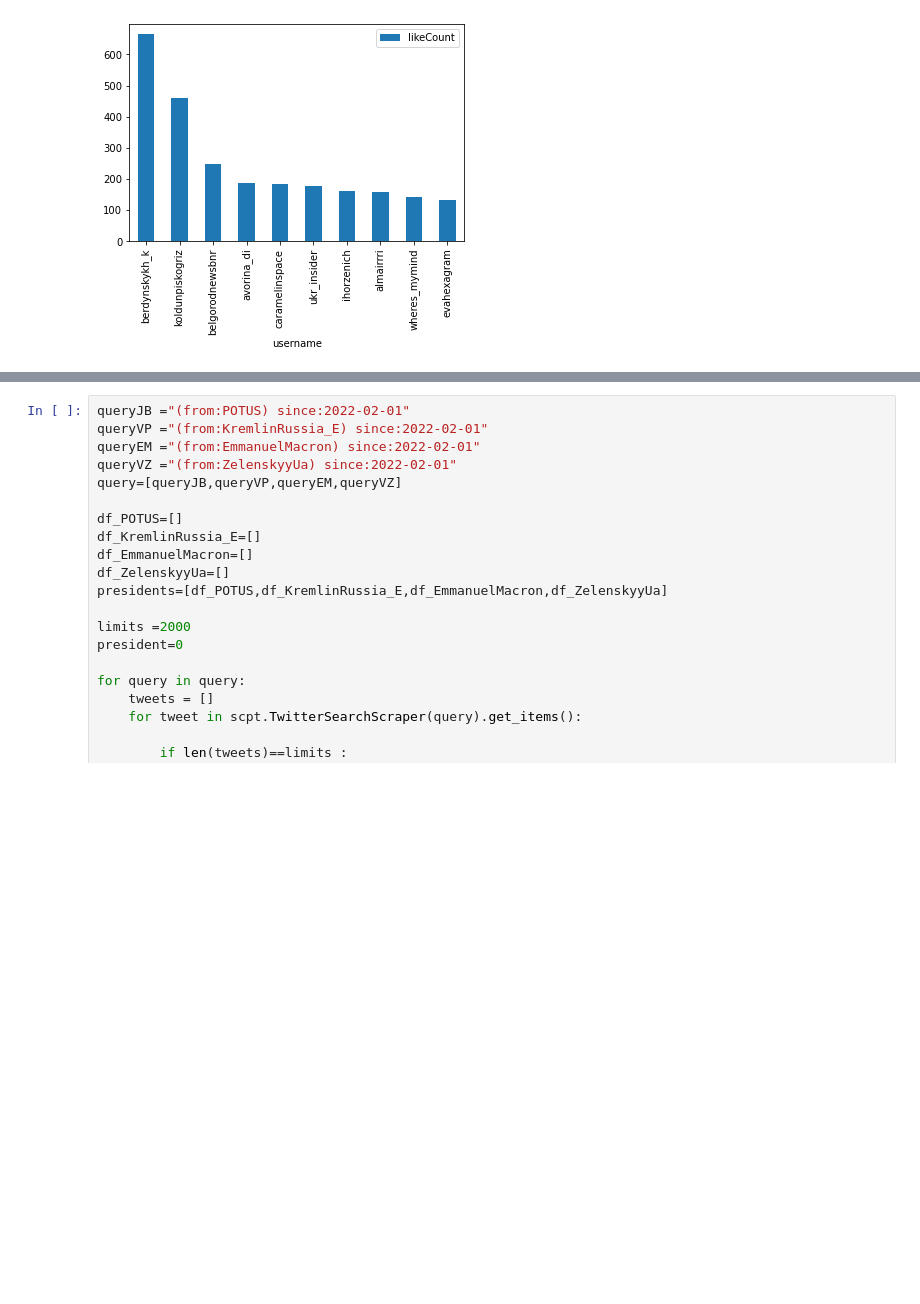
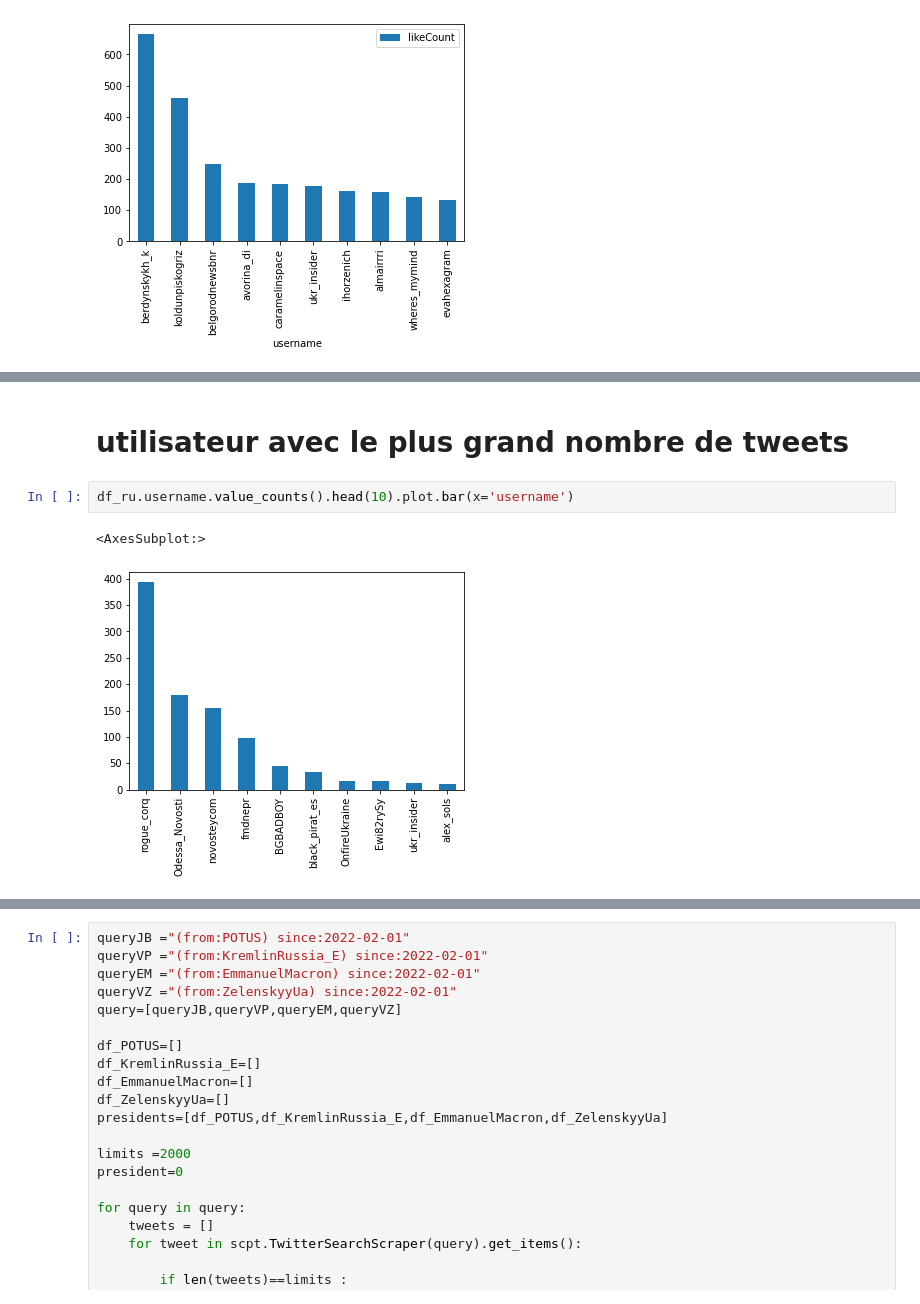
Before and after one commit to Amenay-khl/Osint, a Jupyter notebook: Osint_Uk2.ipynb, the cells around one changed output, grey strips where cells are left out. Saved outputs shown, nothing was run; the diff lists cells and outputs as text; blank space fills up the shorter version.

```diff
--- a/Osint_Uk2.ipynb
+++ b/Osint_Uk2.ipynb
@@ -761,0 +805,7 @@ sorted_tweets_like_ru.head(10)
+# %% [markdown]
+# utilisateur avec le plus grand nombre de tweets
+# %%
+df_ru.username.value_counts().head(10).plot.bar(x='username')
+# %% [output]
+<AxesSubplot:>
+[figure, added]
```
Also changed, not shown: parts of 44 cells of this notebook.
